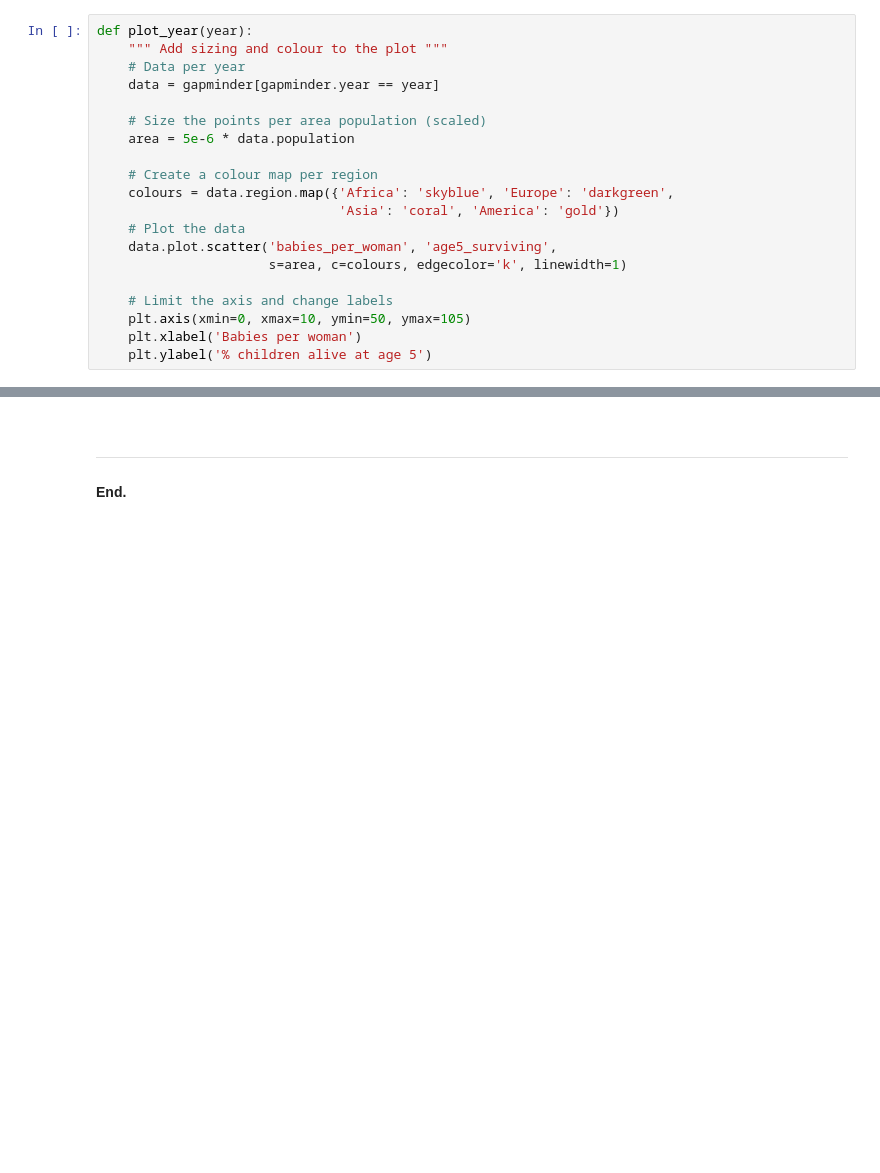
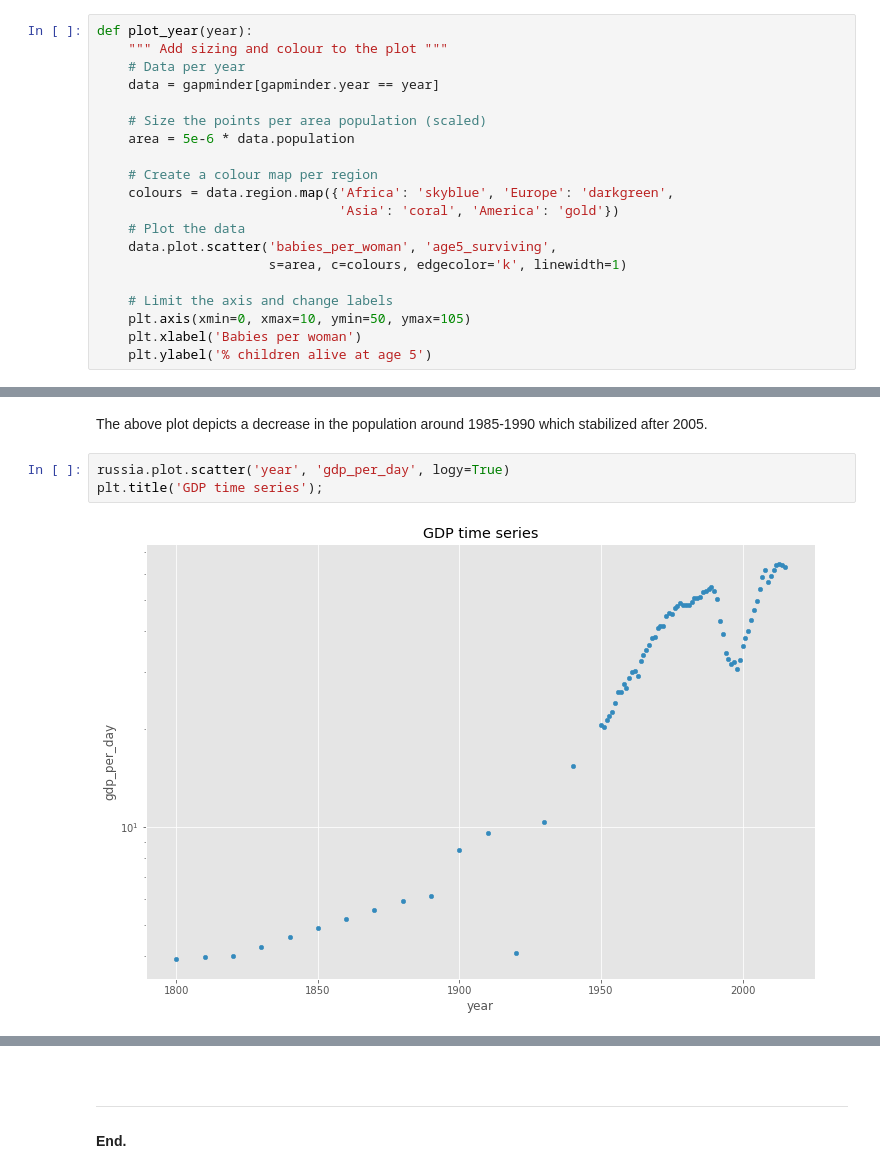
Before and after one commit to olgarozhdestvina/Data-Science-and-Machine-Learning, a Jupyter notebook: Data visualization/Gapminder.ipynb, the cells around one changed output, grey strips where cells are left out. Saved outputs shown, nothing was run; the diff lists cells and outputs as text; blank space fills up the shorter version.

```diff
--- a/Data visualization/Gapminder.ipynb
+++ b/Data visualization/Gapminder.ipynb
@@ -117,0 +145,7 @@ interactive(children=(IntSlider(value=1973, description='year', max=2015, min=19
+# %% [markdown]
+The above plot depicts a decrease in the population around 1985-1990 which stabilized after 2005.
+# %%
+russia.plot.scatter('year', 'gdp_per_day', logy=True)
+plt.title('GDP time series');
+# %% [output]
+[figure, added]
```
Also changed, not shown: parts of 15 cells of this notebook.
